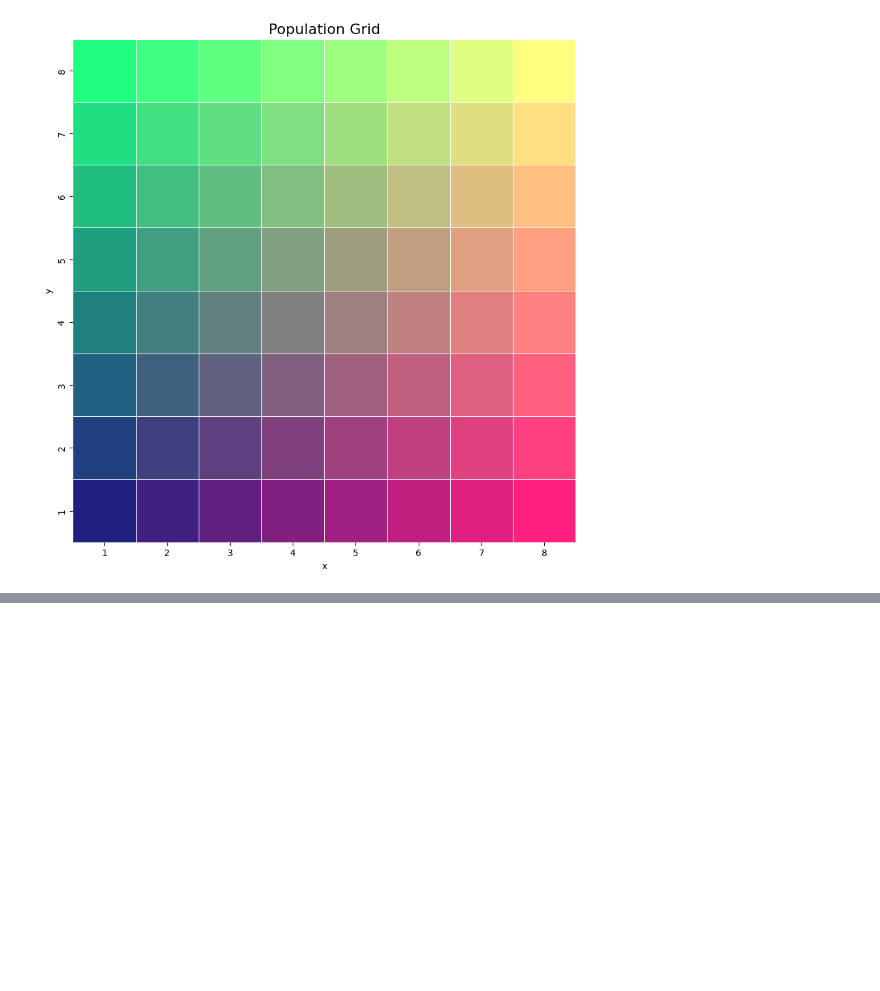
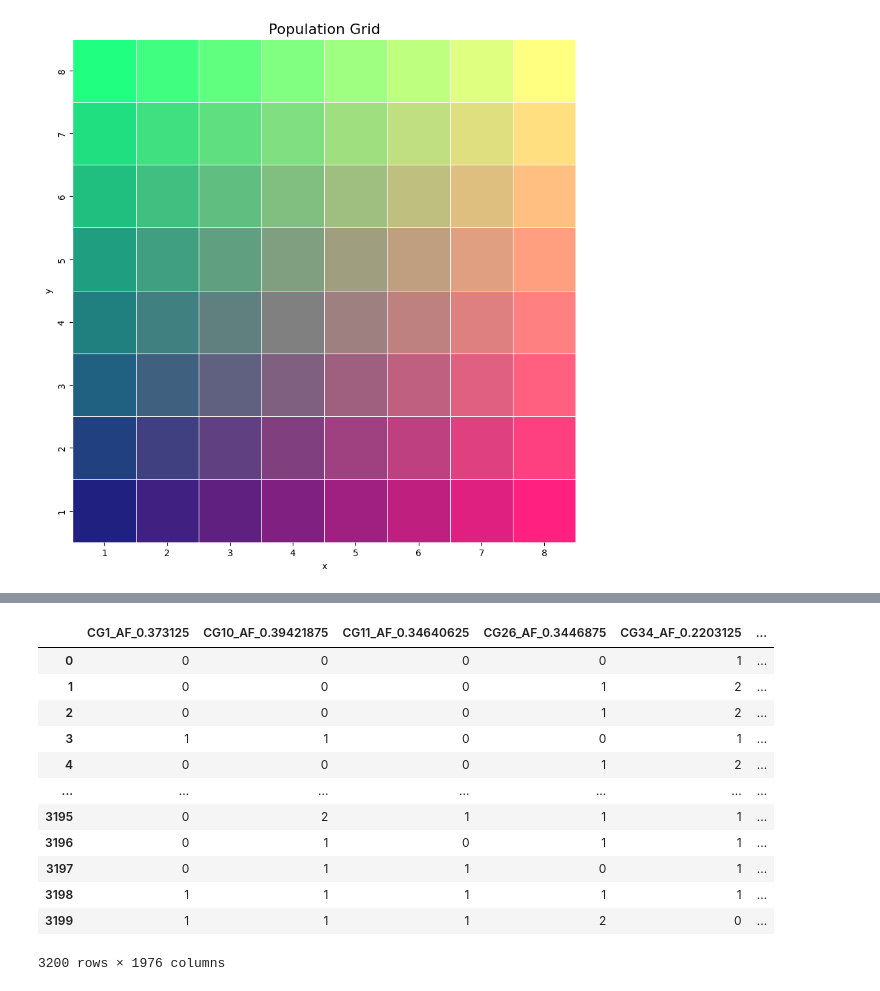
Before and after one commit to mat2m10/abyss_simulation, a Jupyter notebook: 03 Simulate population structure.ipynb, the cells around one changed output, grey strips where cells are left out. Cells and saved outputs as stored; diff of their text form; code cells hidden in the pictures; blank space fills up the shorter version.

```diff
--- a/03 Simulate population structure.ipynb
+++ b/03 Simulate population structure.ipynb
@@ -89,0 +252,16 @@ populations[['populations', 'x', 'y', 'z']].to_pickle(f"data/G{G}_L{L}_c{c}_k{k}
+# %%
+simulated_genotype
+# %% [output]
+|  | CG1_AF_0.373125 | CG10_AF_0.39421875 | CG11_AF_0.34640625 | CG26_AF_0.3446875 | CG34_AF_0.2203125 | ... |
+| 0 | 0 | 0 | 0 | 0 | 1 | ... |
+| 1 | 0 | 0 | 0 | 1 | 2 | ... |
+| 2 | 0 | 0 | 0 | 1 | 2 | ... |
+| 3 | 1 | 1 | 0 | 0 | 1 | ... |
+| 4 | 0 | 0 | 0 | 1 | 2 | ... |
+| ... | ... | ... | ... | ... | ... | ... |
+| 3195 | 0 | 2 | 1 | 1 | 1 | ... |
+| 3196 | 0 | 1 | 0 | 1 | 1 | ... |
+| 3197 | 0 | 1 | 1 | 0 | 1 | ... |
+| 3198 | 1 | 1 | 1 | 1 | 1 | ... |
+| 3199 | 1 | 1 | 1 | 2 | 0 | ... |
+3200 rows × 1976 columns
```
Also changed, not shown: parts of 20 cells of this notebook, 2 other files.
